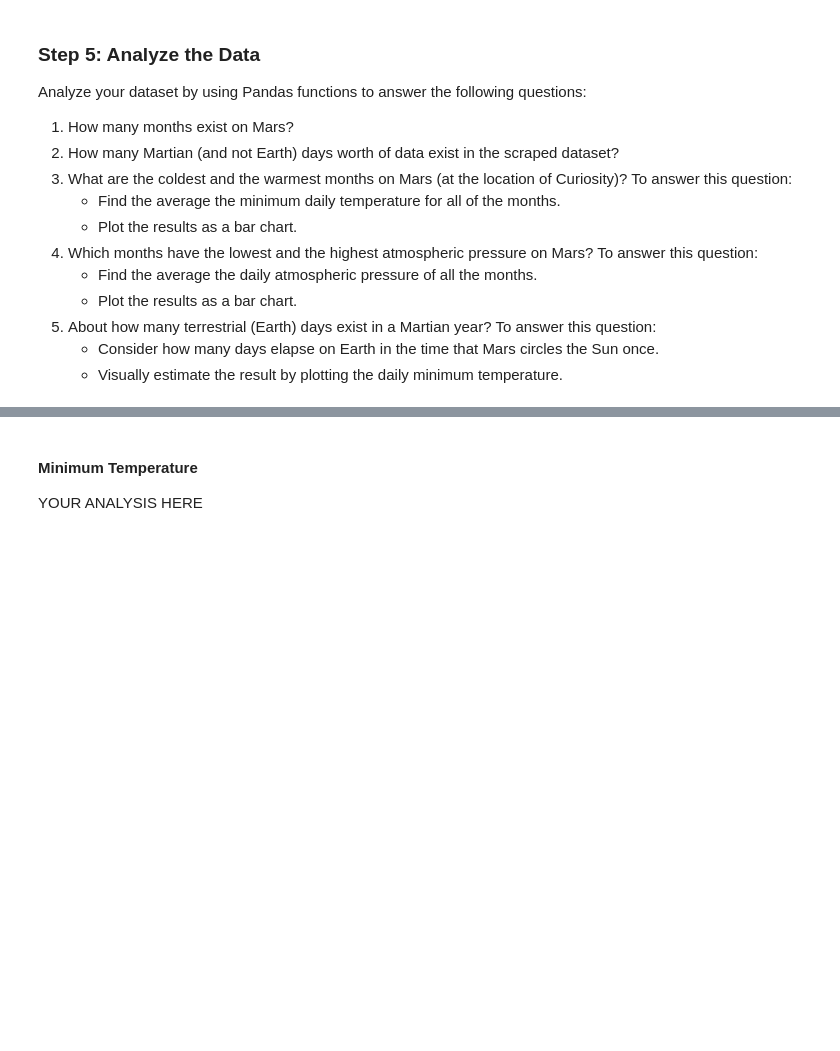
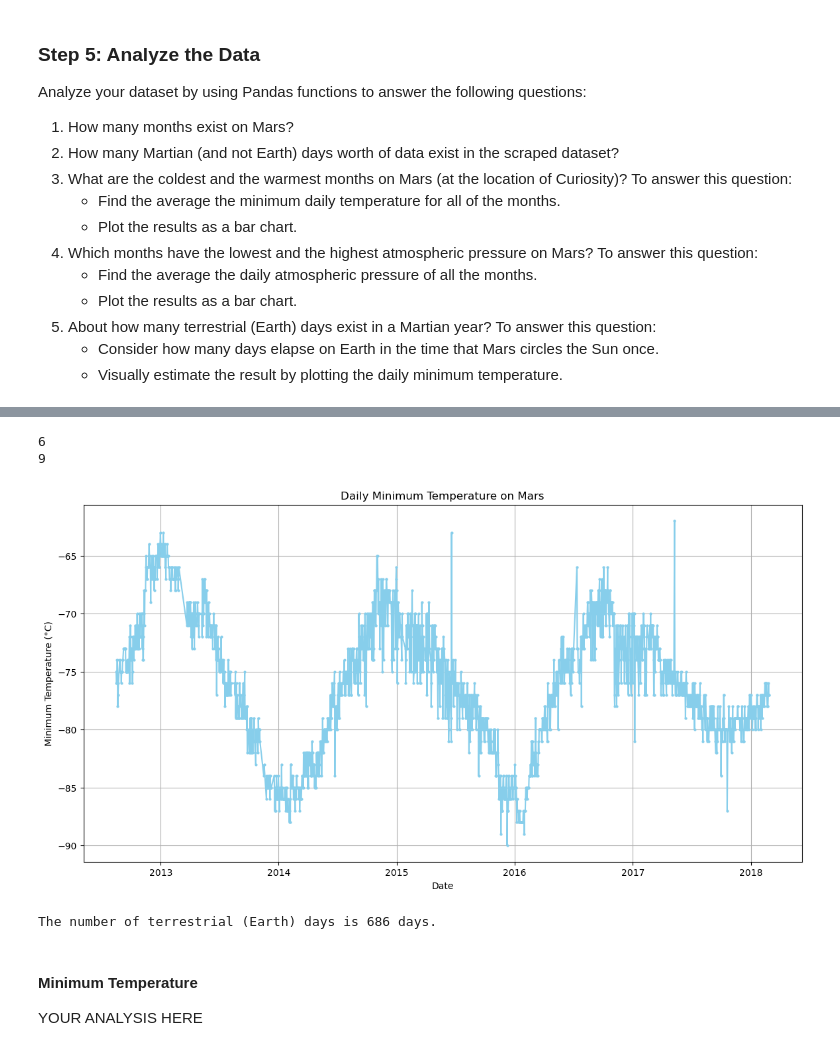
Before and after one commit to qstibbins/data-collection, a Jupyter notebook: part_2_mars_weather.ipynb, the cells around one changed output, grey strips where cells are left out. Saved outputs shown, nothing was run; the diff lists cells and outputs as text; code cells hidden in the pictures; blank space fills up the shorter version.

```diff
--- a/part_2_mars_weather.ipynb
+++ b/part_2_mars_weather.ipynb
@@ -192,2 +258,15 @@ Analyze your dataset by using Pandas functions to answer the following questions
 # %%
 # Identify the lowest and highest pressure months in Curiosity's location by sorting the previous graph
+# Sort the results
+sorted_avg_pressure_by_month = avg_pressure_month.sort_values()
+sorted_avg_pressure_by_month
+
+# Identify the coldest and hottest months
+least_pressure_month = sorted_avg_pressure_by_month.idxmin()
+most_pressure_month = sorted_avg_pressure_by_month.idxmax()
+
+print(least_pressure_month)
+print(most_pressure_month)
+# %% [output]
+6
+9
@@ -197,3 +273,27 @@ Analyze your dataset by using Pandas functions to answer the following questions
+# %%
+# 5. How many terrestrial (Earth) days are there in a Martian year?
+# Visually estimate the result by plotting the daily minimum temperature of each observation in the data set.
+# Plot the daily minimum temperature for each observation
+plt.figure(figsize=(14, 7))
+plt.plot(mars_df['terrestrial_date'], mars_df['min_temp'], marker='o', linestyle='-', markersize=2, color='skyblue')
+plt.xlabel('Date')
+plt.ylabel('Minimum Temperature (°C)')
+plt.title('Daily Minimum Temperature on Mars')
+plt.grid(True)
+plt.show()
+
+
+# Define the start and end dates
+start_date = pd.to_datetime('2013-08-01')
+end_date = pd.to_datetime('2015-06-18')
+
+# Calculate the number of days between the two dates
+num_days = (end_date - start_date).days
+
+print(f"The number of terrestrial (Earth) days is {num_days} days.")
+# %% [output]
+[figure, added]
+The number of terrestrial (Earth) days is 686 days.
 # %% [markdown]
 #### Minimum Temperature
 
```
Also changed, not shown: parts of 11 cells of this notebook, 1 other file.
